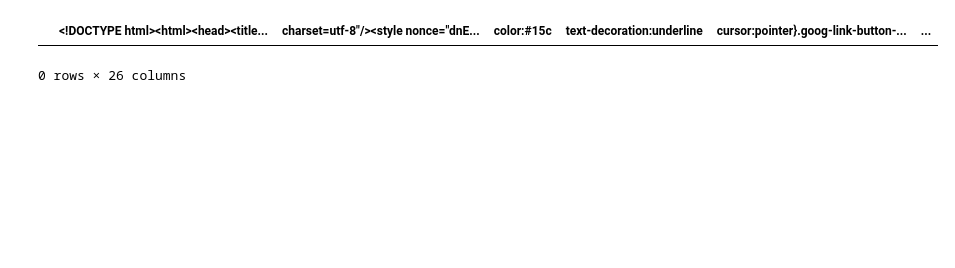
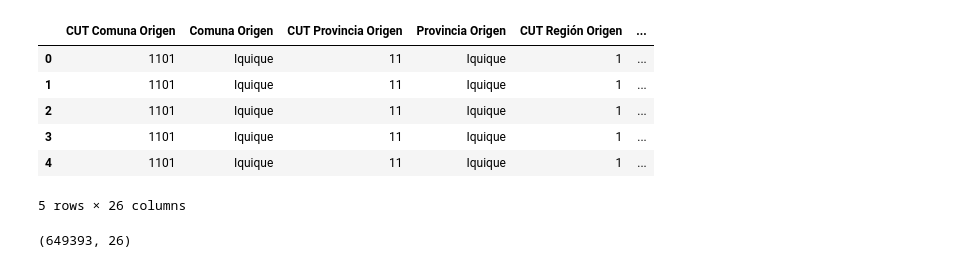
Before and after one commit to hmfc2/Proyect-EDA, a Jupyter notebook: Proyecto Capstone/EDA_viajes_ocasionales.ipynb, the cells around one changed output. Drawn from its saved outputs; the diff is of its cells as text; code cells hidden in the pictures; blank space fills up the shorter version.

Commit message:
modificacion de vendimia,viajes, ventas 1309

```diff
--- a/Proyecto Capstone/EDA_viajes_ocasionales.ipynb
+++ b/Proyecto Capstone/EDA_viajes_ocasionales.ipynb
@@ -8,24 +6,29 @@ import pandas as pd
 # %%
 #Como se ve los datos de ACT, que son los de actividades a nivel nacional, pero los datos sacados de SERNATUR, vienen en un
 # excel, de distintas hojas, se busco la hoja de las actividades a nivel comunal y los valores en UF, y se guardo de forma .csv
 # link de acceso: https://drive.google.com/file/d/1oT_dOtQNLex4SrVSCtvOD6iF34971zEQ/view?usp=sharing
-
+#file_id_encuesta = "1oT_dOtQNLex4SrVSCtvOD6iF34971zEQ"
+#url = f"https://drive.google.com/uc?id={file_id_encuesta}"
+#viajes_ocacionales = pd.read_csv(url, sep=";", encoding="latin1", low_memory=False)
 #
 
-file_id_encuesta = "1oT_dOtQNLex4SrVSCtvOD6iF34971zEQ"
-
-url = f"https://drive.google.com/uc?id={file_id_encuesta}"
-
-viajes_ocacionales = pd.read_csv(
-    url,
-    sep=";",
-    engine="python"
-)
-
-viajes_ocacionales.head(20)
+## Nota:
+# El archivo Viajes-ocasionales-6.csv no se incluye en drive debido a su tamaño.
+# Para ejecutar el notebook, debe ubicarse dentro de la carpeta "datos".
+viajes_ocacionales = pd.read_csv(r"C:\Users\hmfc_\Documents\cursos mios\Diplomado ciencias\Viajes-ocasionales-6.csv", sep=";", encoding="latin1", low_memory=False)
+viajes_ocacionales.head()
+#Como es el archivo, que contiene
 # %% [output]
-|  | <!DOCTYPE html><html><head><title... | charset=utf-8"/><style nonce="dnE... | color:#15c | text-decoration:underline | cursor:pointer}.goog-link-button-... | ... |
+|  | CUT Comuna Origen | Comuna Origen | CUT Provincia Origen | Provincia Origen | CUT Región Origen | ... |
+| 0 | 1101 | Iquique | 11 | Iquique | 1 | ... |
+| 1 | 1101 | Iquique | 11 | Iquique | 1 | ... |
+| 2 | 1101 | Iquique | 11 | Iquique | 1 | ... |
+| 3 | 1101 | Iquique | 11 | Iquique | 1 | ... |
+| 4 | 1101 | Iquique | 11 | Iquique | 1 | ... |
-0 rows × 26 columns
+5 rows × 26 columns
 # %%
-viajes.shape
+#Cuantas filas y columna contiene
+viajes_ocacionales.shape
+# %% [output]
+(649393, 26)
 # %%
```
Also changed, not shown: parts of 26 cells of this notebook, 2 other files.
